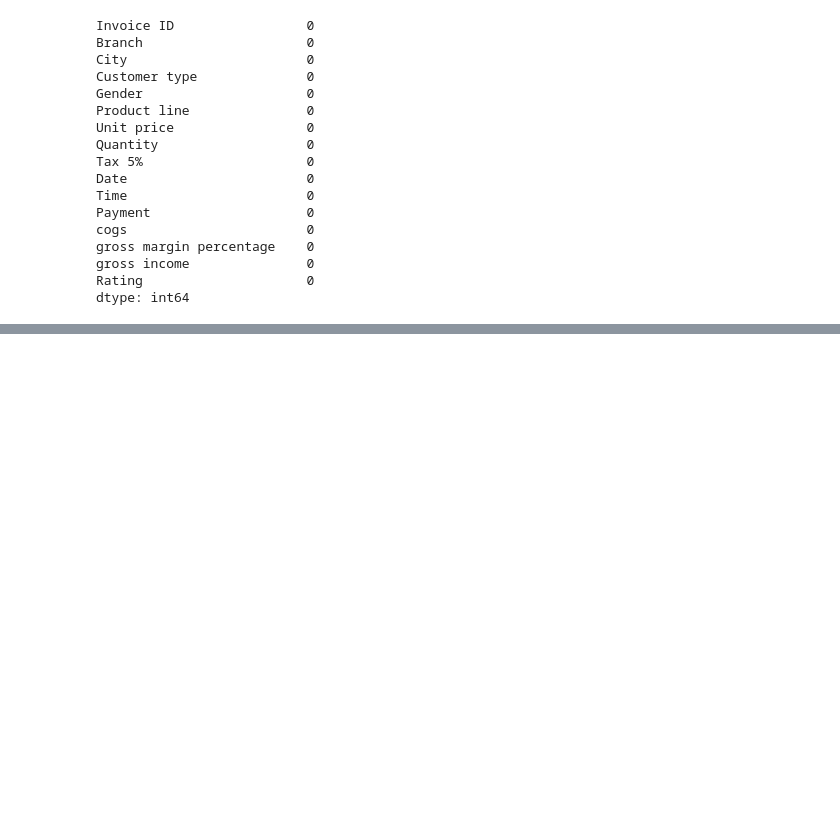
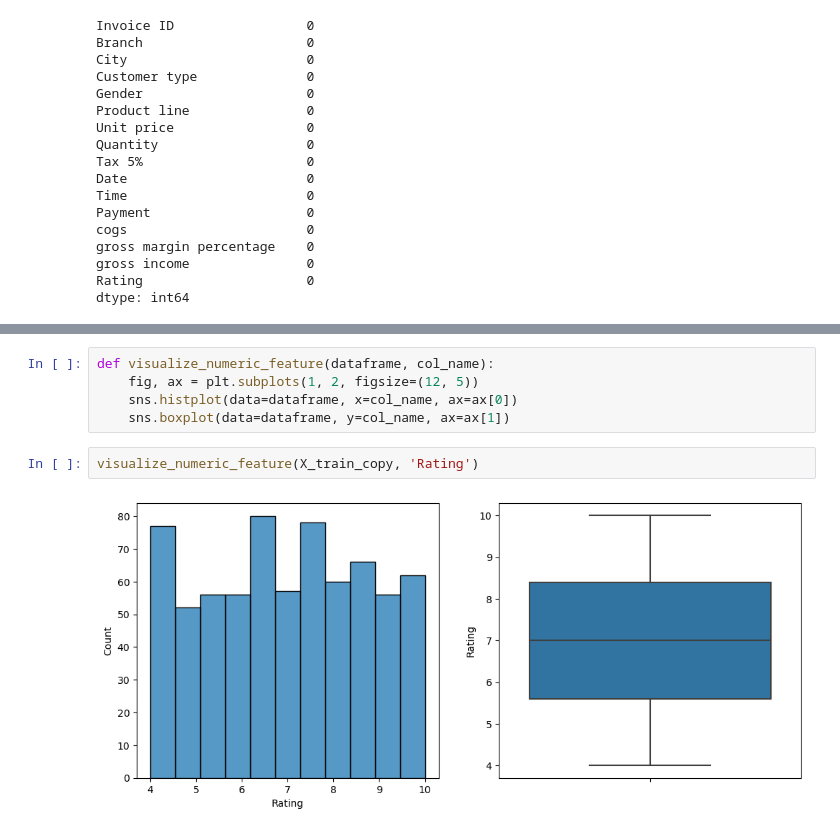
Before and after one commit to h-sutiwas/personal-project, a Jupyter notebook: Sales Retail/analysis.ipynb, the cells around one changed output, grey strips where cells are left out. Saved outputs shown, nothing was run; the diff lists cells and outputs as text; blank space fills up the shorter version.

Commit message:
More countplot visualization + define function

```diff
--- a/Sales Retail/analysis.ipynb
+++ b/Sales Retail/analysis.ipynb
@@ -153,0 +154,9 @@ sns.boxplot(data=X_train_copy, y="Unit price", ax=ax[1])
+# %%
+def visualize_numeric_feature(dataframe, col_name):
+    fig, ax = plt.subplots(1, 2, figsize=(12, 5))
+    sns.histplot(data=dataframe, x=col_name, ax=ax[0])
+    sns.boxplot(data=dataframe, y=col_name, ax=ax[1])
+# %%
+visualize_numeric_feature(X_train_copy, 'Rating')
+# %% [output]
+[figure, added]
```
Also changed, not shown: parts of 8 cells of this notebook.
